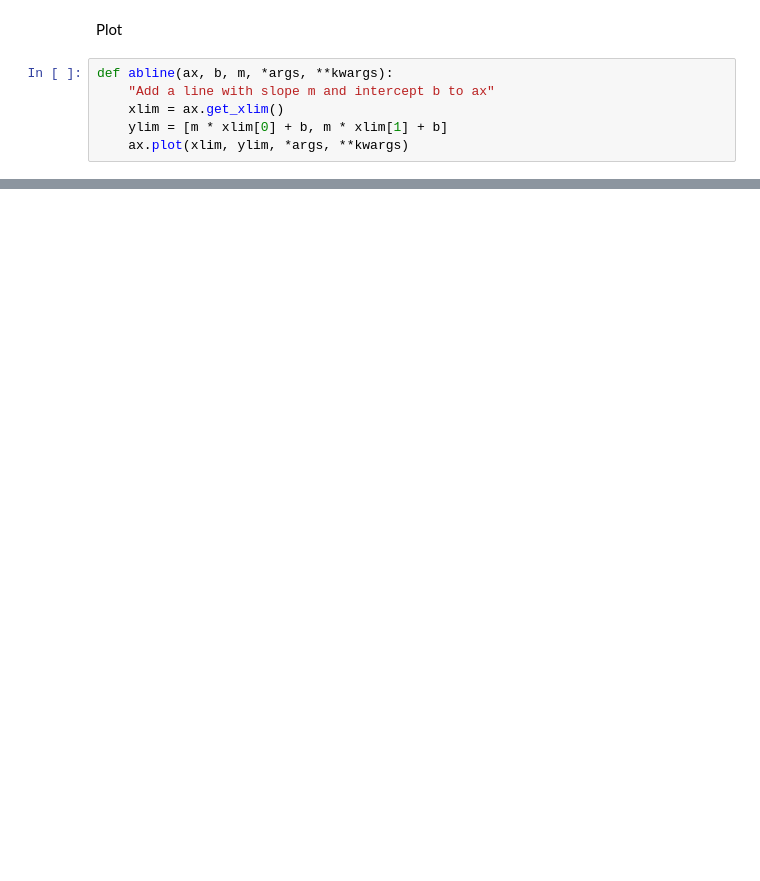
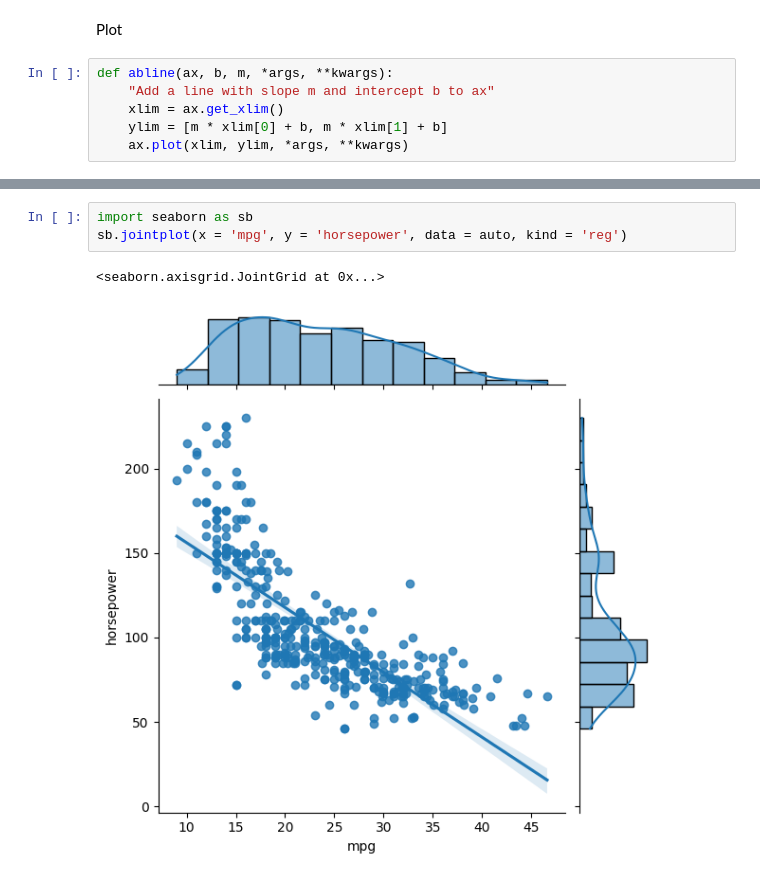
Before and after one commit to tothanhdat2006/ISLP-Practice, a Jupyter notebook: Chapter3.ipynb, the cells around one changed output, grey strips where cells are left out. Saved outputs shown, nothing was run; the diff lists cells and outputs as text; blank space fills up the shorter version.

```diff
--- a/Chapter3.ipynb
+++ b/Chapter3.ipynb
@@ -192,0 +312,6 @@ def abline(ax, b, m, *args, **kwargs):
+# %%
+import seaborn as sb
+sb.jointplot(x = 'mpg', y = 'horsepower', data = auto, kind = 'reg')
+# %% [output]
+<seaborn.axisgrid.JointGrid at 0x...>
+[figure, added]
```
Also changed, not shown: parts of 24 cells of this notebook.
